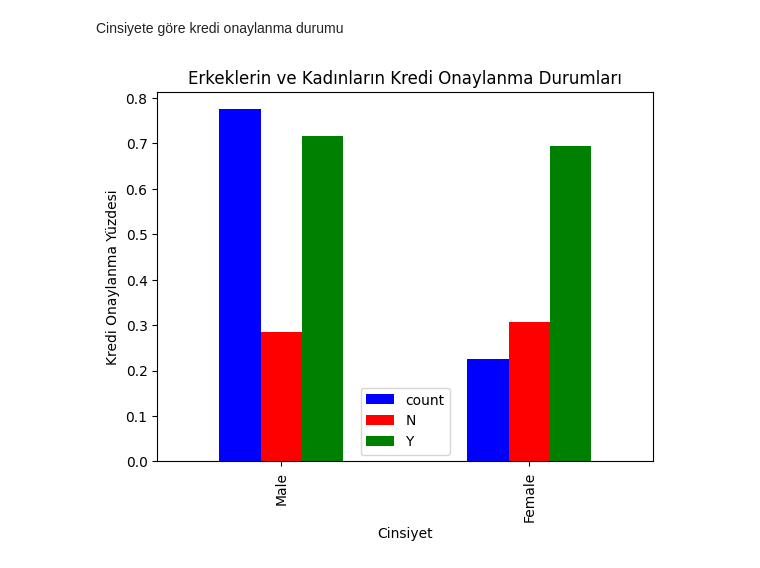
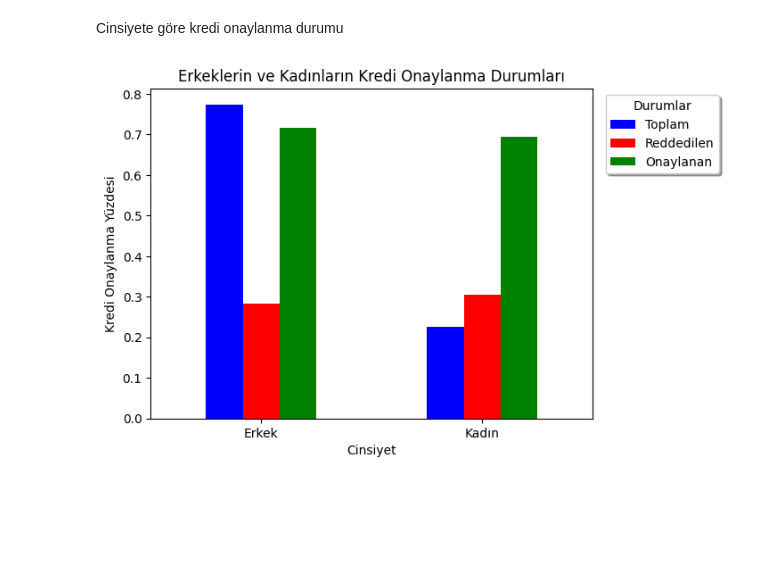
Before and after one commit to 1BarisErkus/AI, a Jupyter notebook: main.ipynb, the cells around one changed output. Drawn from its saved outputs; the diff is of its cells as text; code cells hidden in the pictures; blank space fills up the shorter version.

Commit message:
graphics

```diff
--- a/main.ipynb
+++ b/main.ipynb
@@ -133,16 +133,18 @@ Cinsiyete göre kredi onaylanma durumu
 # %%
 gender_loan_status_counts = data.groupby(['Gender', 'Loan_Status']).size().unstack()
 
 # Yüzdelerin hesaplanması
 gender_counts_percent = gender_counts / gender_counts.sum()
 gender_loan_status_counts_percent = gender_loan_status_counts.div(gender_loan_status_counts.sum(axis=1), axis=0)
 
 combined_counts = pd.concat([gender_counts_percent, gender_loan_status_counts_percent], axis=1)
 
 combined_counts.plot(kind='bar', color=['blue', 'red', 'green'])
 plt.xlabel('Cinsiyet')
 plt.ylabel('Kredi Onaylanma Yüzdesi')
 plt.title('Erkeklerin ve Kadınların Kredi Onaylanma Durumları')
+plt.legend(['Toplam', 'Reddedilen', 'Onaylanan'], bbox_to_anchor=(1.3, 1), ncol=1, title='Durumlar', shadow=True)
+plt.xticks(ticks=[0,1], rotation=0, labels=['Erkek', 'Kadın'])
 plt.show()
 # %% [output]
-[figure, old version]
+[figure, new version]
```
Also changed, not shown: parts of 20 cells of this notebook.
